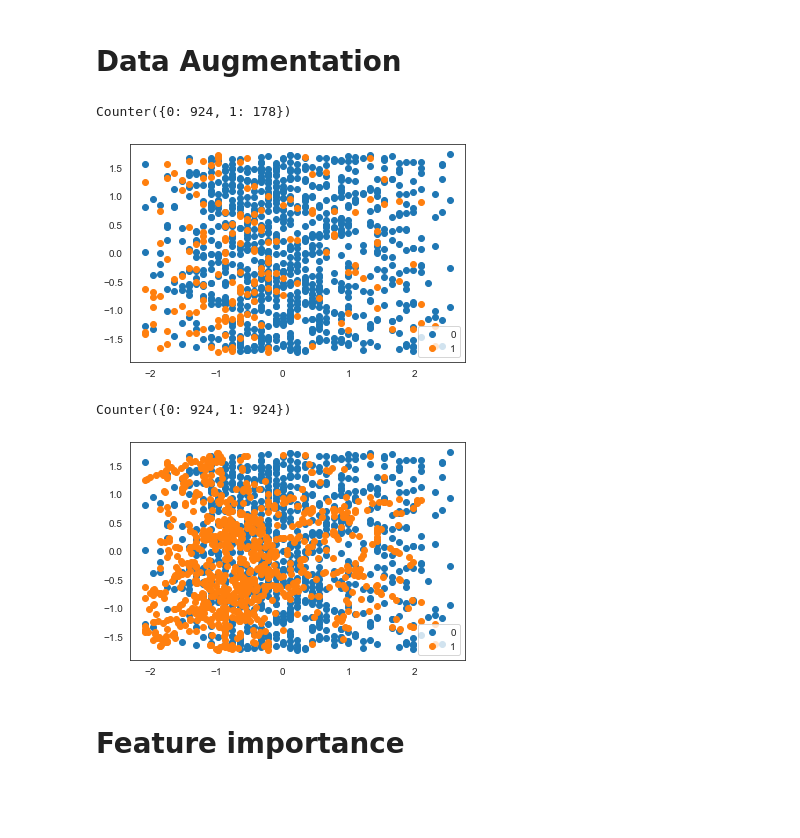
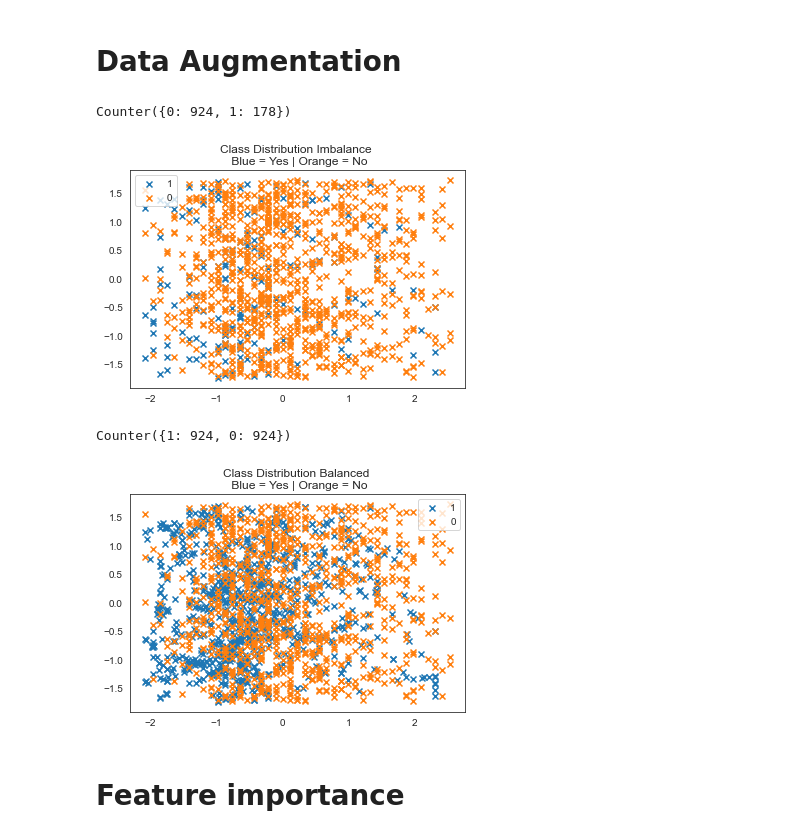
Before and after one commit to dalemunroe/project-4_group-2, a Jupyter notebook: IBM Employee Attrition.ipynb, the cells around one changed output. Drawn from its saved outputs; the diff is of its cells as text; code cells hidden in the pictures; blank space fills up the shorter version.

Commit message:
outputs

```diff
--- a/IBM Employee Attrition.ipynb
+++ b/IBM Employee Attrition.ipynb
@@ -687,19 +692,21 @@ X_train, X_test, y_train, y_test = train_test_split(x_aug, y_aug,
 # %%
 
 # Class distribution summary
 counter = Counter(y_train)
 print(counter)
 print()
 
 # scatter plot of examples by class label
 for label, _ in counter.items():
 	row_ix = where(y_train == label)[0]
-	plt.scatter(X_train[row_ix, 0], X_train[row_ix, 1], label=str(label))
+	plt.scatter(X_train[row_ix, 0], X_train[row_ix, 1], label=str(label), marker= 'x' )
 plt.legend()
+plt.title('Class Distribution Imbalance \n Blue = Yes | Orange = No')
+plt.savefig('outputs/imbalanced_data.png')
 plt.show()
 # %% [output]
 Counter({0: 924, 1: 178})
-[figure, old version]
+[figure, new version]
 # %%
 # transform the dataset
 smt = SMOTE(random_state=0)
@@ -712,12 +719,14 @@ print(counter)
 # See how the SMOTE classifier has transformed the training set
 for label, _ in counter.items():
 	row_ix = where(y_train_aug == label)[0]
-	plt.scatter(X_train_aug[row_ix, 0], X_train_aug[row_ix, 1], label=str(label))
+	plt.scatter(X_train_aug[row_ix, 0], X_train_aug[row_ix, 1], label=str(label), marker= 'x')
 plt.legend()
+plt.title('Class Distribution Balanced \n Blue = Yes | Orange = No')
+plt.savefig('outputs/balanced_data.png')
 plt.show()
 # %% [output]
-Counter({0: 924, 1: 924})
+Counter({1: 924, 0: 924})
-[figure, old version]
+[figure, new version]
 # %% [markdown]
 # Feature importance
 # %%
```
Also changed, not shown: parts of 19 cells of this notebook, 8 other files.
